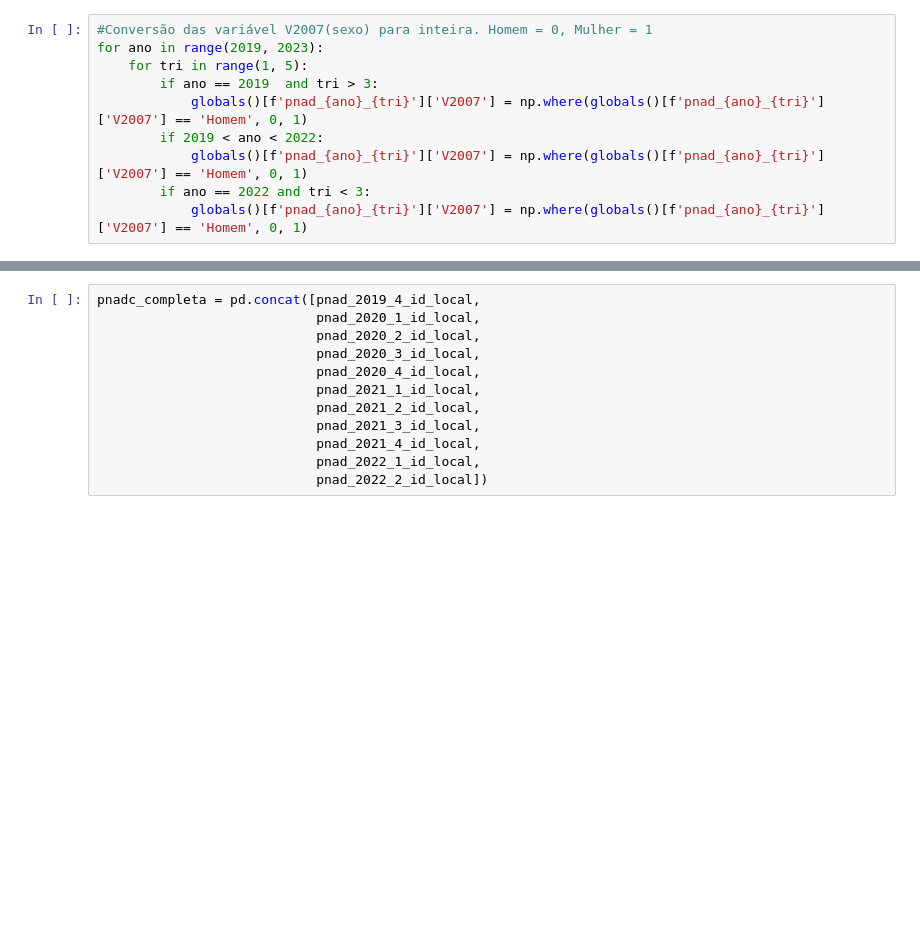
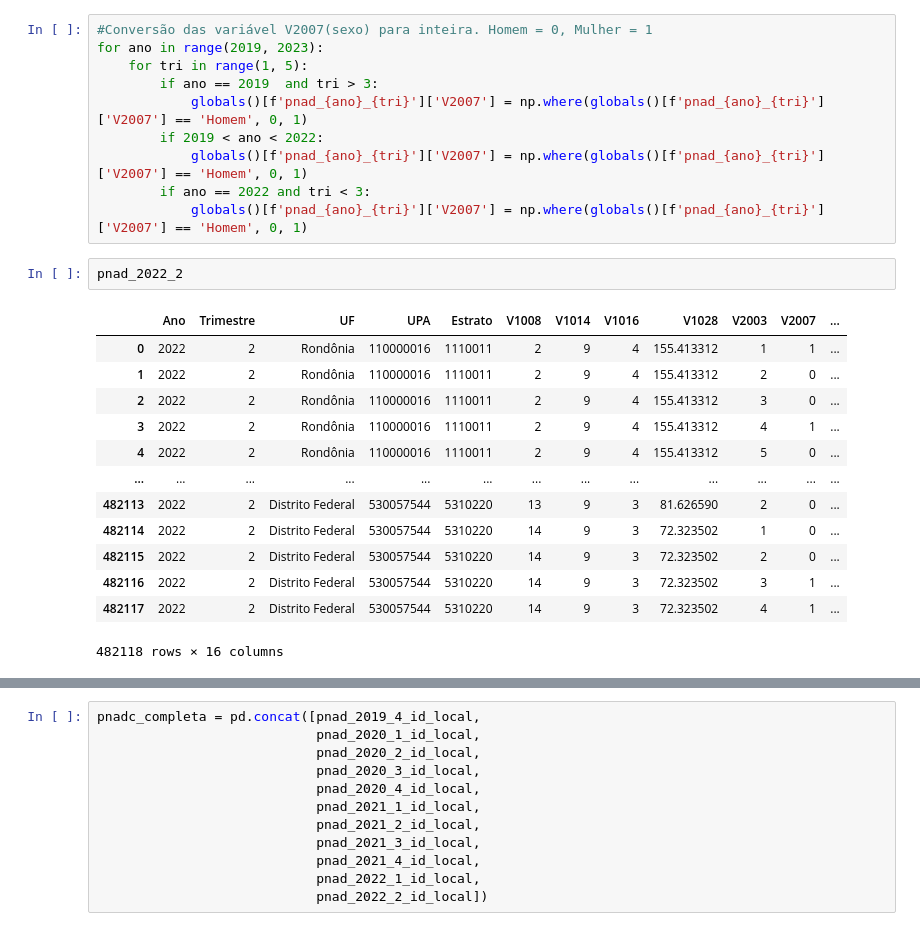
Before and after one commit to msbrasil/Mercado-de-Trabalho-Remoto, a Jupyter notebook: análise V4022.ipynb, the cells around one changed output, grey strips where cells are left out. Cells and saved outputs as stored; diff of their text form; blank space fills up the shorter version.

```diff
--- a/análise V4022.ipynb
+++ b/análise V4022.ipynb
@@ -76,6 +108,22 @@ for ano in range(2019, 2023):
             globals()[f'pnad_{ano}_{tri}']['V2007'] = np.where(globals()[f'pnad_{ano}_{tri}']['V2007'] == 'Homem', 0, 1)
         if ano == 2022 and tri < 3:
             globals()[f'pnad_{ano}_{tri}']['V2007'] = np.where(globals()[f'pnad_{ano}_{tri}']['V2007'] == 'Homem', 0, 1)
+# %%
+pnad_2022_2
+# %% [output]
+|  | Ano | Trimestre | UF | UPA | Estrato | V1008 | V1014 | V1016 | V1028 | V2003 | V2007 | ... |
+| 0 | 2022 | 2 | Rondônia | 110000016 | 1110011 | 2 | 9 | 4 | 155.413312 | 1 | 1 | ... |
+| 1 | 2022 | 2 | Rondônia | 110000016 | 1110011 | 2 | 9 | 4 | 155.413312 | 2 | 0 | ... |
+| 2 | 2022 | 2 | Rondônia | 110000016 | 1110011 | 2 | 9 | 4 | 155.413312 | 3 | 0 | ... |
+| 3 | 2022 | 2 | Rondônia | 110000016 | 1110011 | 2 | 9 | 4 | 155.413312 | 4 | 1 | ... |
+| 4 | 2022 | 2 | Rondônia | 110000016 | 1110011 | 2 | 9 | 4 | 155.413312 | 5 | 0 | ... |
+| ... | ... | ... | ... | ... | ... | ... | ... | ... | ... | ... | ... | ... |
+| 482113 | 2022 | 2 | Distrito Federal | 530057544 | 5310220 | 13 | 9 | 3 | 81.626590 | 2 | 0 | ... |
+| 482114 | 2022 | 2 | Distrito Federal | 530057544 | 5310220 | 14 | 9 | 3 | 72.323502 | 1 | 0 | ... |
+| 482115 | 2022 | 2 | Distrito Federal | 530057544 | 5310220 | 14 | 9 | 3 | 72.323502 | 2 | 0 | ... |
+| 482116 | 2022 | 2 | Distrito Federal | 530057544 | 5310220 | 14 | 9 | 3 | 72.323502 | 3 | 1 | ... |
+| 482117 | 2022 | 2 | Distrito Federal | 530057544 | 5310220 | 14 | 9 | 3 | 72.323502 | 4 | 1 | ... |
+482118 rows × 16 columns
 # %%
 #dataframe com a ID da pessoa e a variável de interesse
 
```
Also changed, not shown: parts of 11 cells of this notebook, 1 other file.
